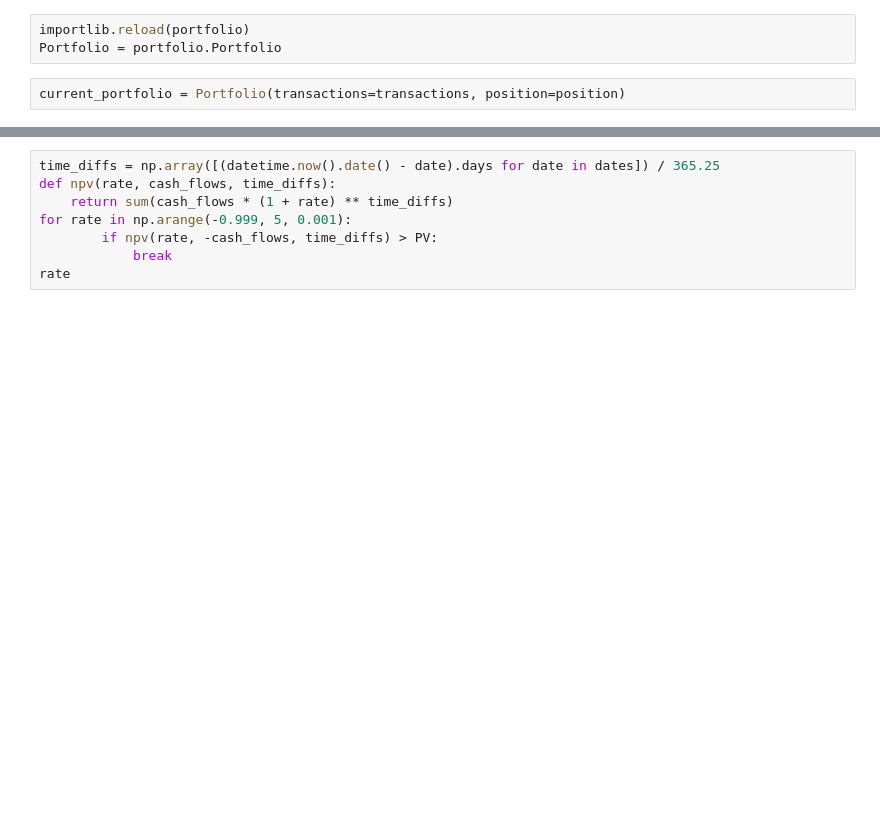
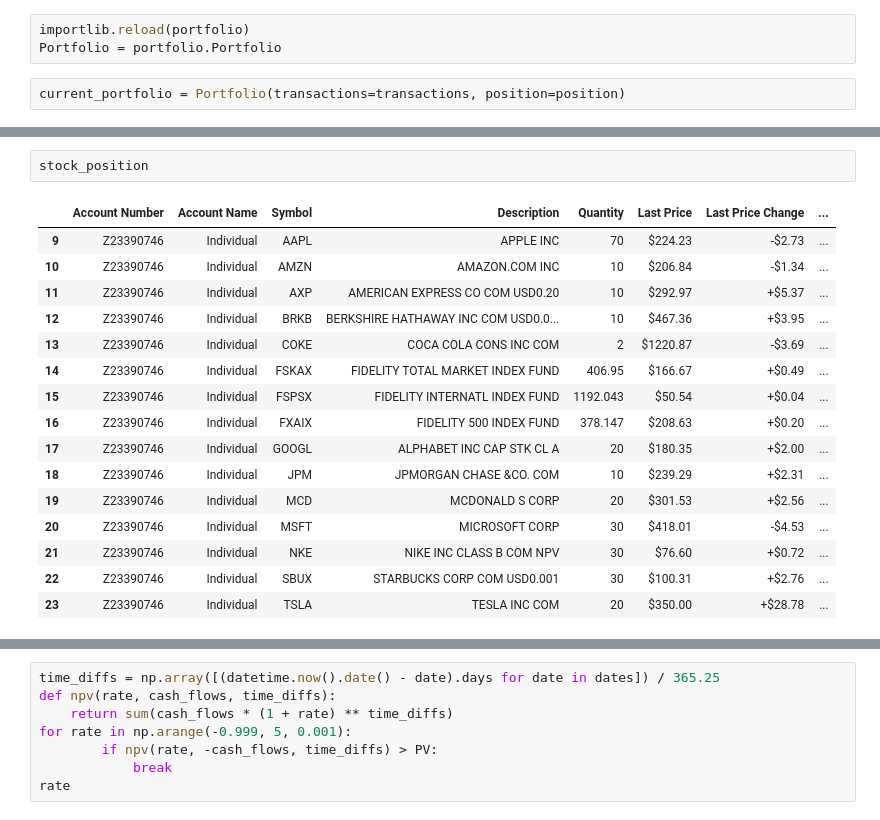
Before and after one commit to yifan-lee/fidelity-portfolio-tracker, a Jupyter notebook: code/test.ipynb, the cells around one changed output, grey strips where cells are left out. Drawn from its saved outputs; the diff is of its cells as text; blank space fills up the shorter version.

```diff
--- a/code/test.ipynb
+++ b/code/test.ipynb
@@ -30,3 +65,22 @@ current_portfolio = Portfolio(transactions=transactions, position=position)
+# %%
+stock_position
+# %% [output]
+|  | Account Number | Account Name | Symbol | Description | Quantity | Last Price | Last Price Change | ... |
+| 9 | Z23390746 | Individual | AAPL | APPLE INC | 70 | $224.23 | -$2.73 | ... |
+| 10 | Z23390746 | Individual | AMZN | AMAZON.COM INC | 10 | $206.84 | -$1.34 | ... |
+| 11 | Z23390746 | Individual | AXP | AMERICAN EXPRESS CO COM USD0.20 | 10 | $292.97 | +$5.37 | ... |
+| 12 | Z23390746 | Individual | BRKB | BERKSHIRE HATHAWAY INC COM USD0.0... | 10 | $467.36 | +$3.95 | ... |
+| 13 | Z23390746 | Individual | COKE | COCA COLA CONS INC COM | 2 | $1220.87 | -$3.69 | ... |
+| 14 | Z23390746 | Individual | FSKAX | FIDELITY TOTAL MARKET INDEX FUND | 406.95 | $166.67 | +$0.49 | ... |
+| 15 | Z23390746 | Individual | FSPSX | FIDELITY INTERNATL INDEX FUND | 1192.043 | $50.54 | +$0.04 | ... |
+| 16 | Z23390746 | Individual | FXAIX | FIDELITY 500 INDEX FUND | 378.147 | $208.63 | +$0.20 | ... |
+| 17 | Z23390746 | Individual | GOOGL | ALPHABET INC CAP STK CL A | 20 | $180.35 | +$2.00 | ... |
+| 18 | Z23390746 | Individual | JPM | JPMORGAN CHASE &CO. COM | 10 | $239.29 | +$2.31 | ... |
+| 19 | Z23390746 | Individual | MCD | MCDONALD S CORP | 20 | $301.53 | +$2.56 | ... |
+| 20 | Z23390746 | Individual | MSFT | MICROSOFT CORP | 30 | $418.01 | -$4.53 | ... |
+| 21 | Z23390746 | Individual | NKE | NIKE INC CLASS B COM NPV | 30 | $76.60 | +$0.72 | ... |
+| 22 | Z23390746 | Individual | SBUX | STARBUCKS CORP COM USD0.001 | 30 | $100.31 | +$2.76 | ... |
+| 23 | Z23390746 | Individual | TSLA | TESLA INC COM | 20 | $350.00 | +$28.78 | ... |
 # %%
 current_portfolio.individual_transactions['Symbol'].unique()
 # %% [output]
```
Also changed, not shown: parts of 18 cells of this notebook, 6 other files.
